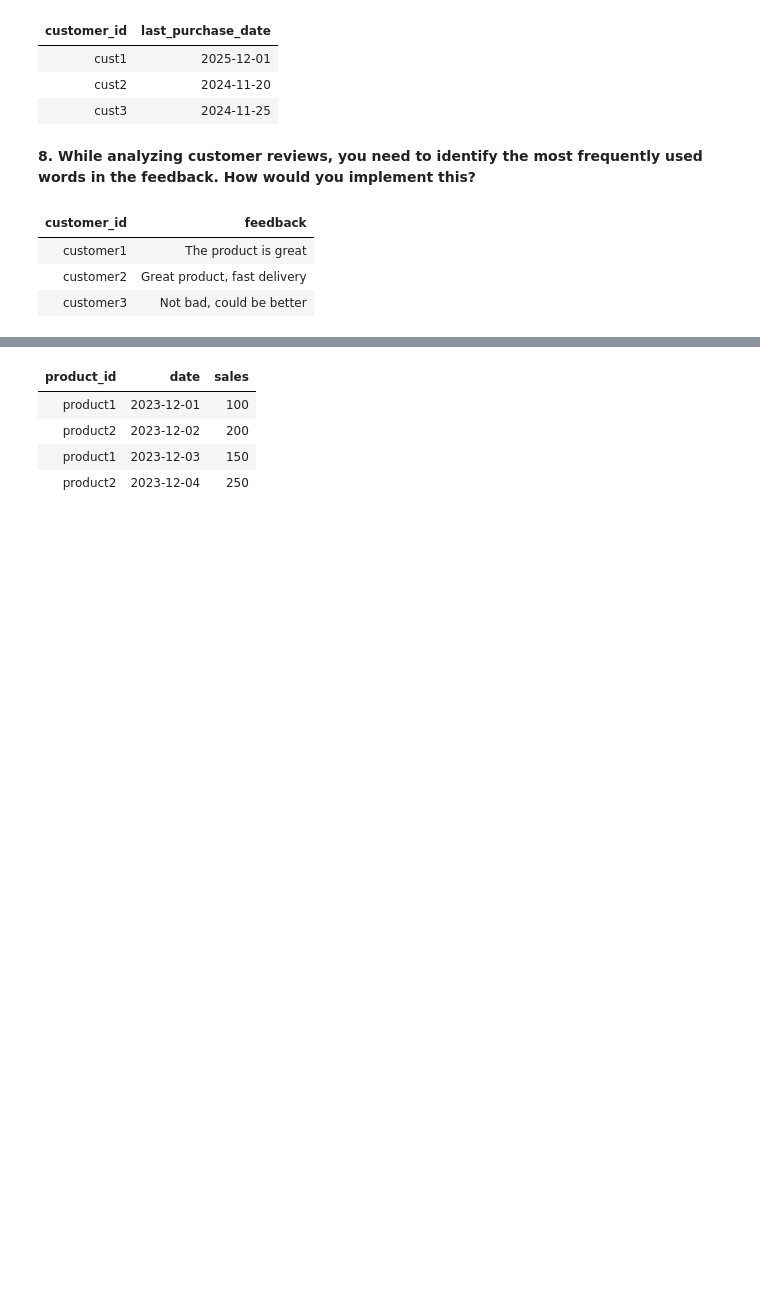
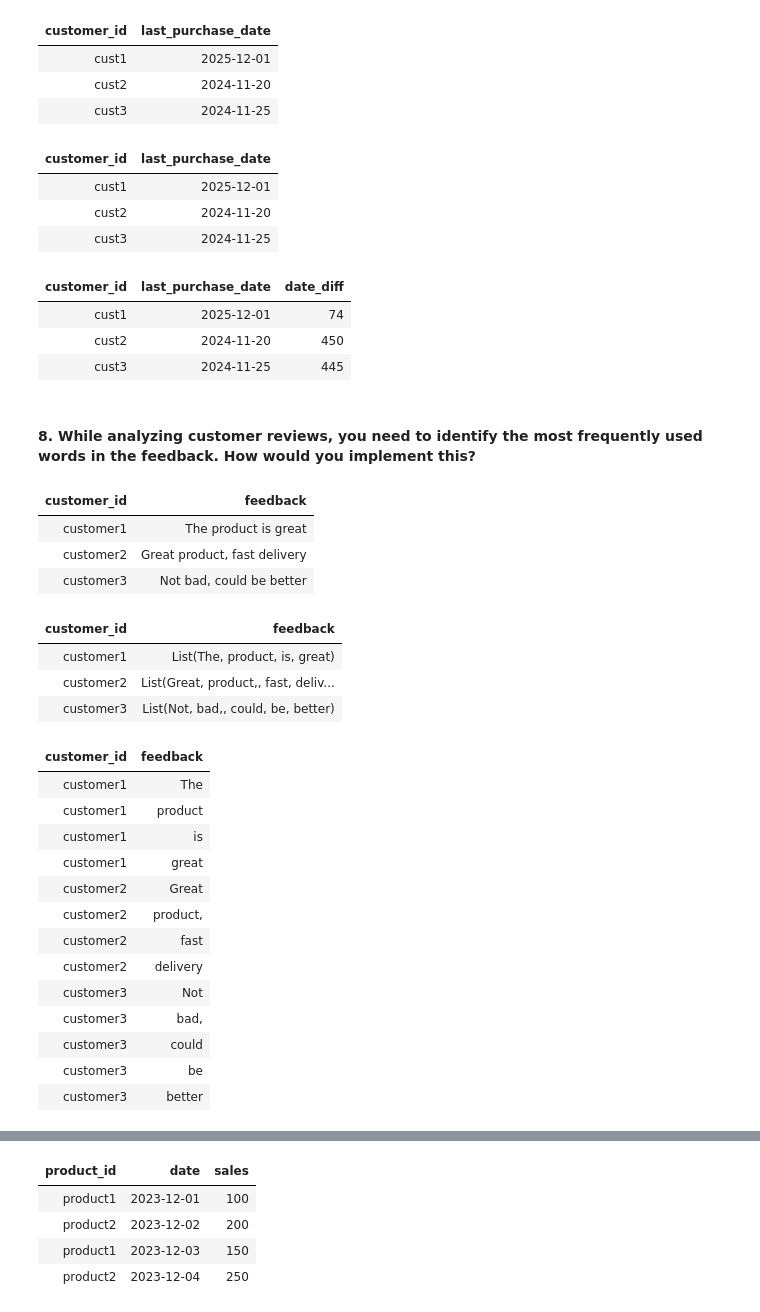
Before and after one commit to Abishek0710/Interview-Questions-Preparation, a Jupyter notebook: Pyspark Interview Qns/PySpark Interview.ipynb, the cells around one changed output, grey strips where cells are left out. Cells and saved outputs as stored; diff of their text form; code cells hidden in the pictures; blank space fills up the shorter version.

```diff
--- a/Pyspark Interview Qns/PySpark Interview.ipynb
+++ b/Pyspark Interview Qns/PySpark Interview.ipynb
@@ -80,8 +202,23 @@ df.display()
 | cust1 | 2025-12-01 |
 | cust2 | 2024-11-20 |
 | cust3 | 2024-11-25 |
+# %%
+df = df.withColumn("last_purchase_date", to_date(col("last_purchase_date"), "yyyy-MM-dd") )
+df.display()
+# %% [output]
+| customer_id | last_purchase_date |
+| cust1 | 2025-12-01 |
+| cust2 | 2024-11-20 |
+| cust3 | 2024-11-25 |
+# %%
+df.withColumn('date_diff', date_diff(current_date(), col('last_purchase_date'))).filter(col('date_diff')>30).display()
+# %% [output]
+| customer_id | last_purchase_date | date_diff |
+| cust1 | 2025-12-01 | 74 |
+| cust2 | 2024-11-20 | 450 |
+| cust3 | 2024-11-25 | 445 |
 # %% [markdown]
-**8. While analyzing customer reviews, you need to identify the most frequently used words in the feedback. How would you implement this?**
+#### **8. While analyzing customer reviews, you need to identify the most frequently used words in the feedback. How would you implement this?**
 # %%
 data = [("customer1", "The product is great"), ("customer2", "Great product, fast delivery"), ("customer3", "Not bad, could be better")]
 columns = ["customer_id", "feedback"]
@@ -94,3 +231,29 @@ df.display()
 | customer1 | The product is great |
 | customer2 | Great product, fast delivery |
 | customer3 | Not bad, could be better |
+# %%
+df = df.withColumn('feedback',split(col('feedback'), ' '))
+df.display()
+# %% [output]
+| customer_id | feedback |
+| customer1 | List(The, product, is, great) |
+| customer2 | List(Great, product,, fast, deliv... |
+| customer3 | List(Not, bad,, could, be, better) |
+# %%
+df = df.withColumn('feedback',explode('feedback'))
+df.display()
+# %% [output]
+| customer_id | feedback |
+| customer1 | The |
+| customer1 | product |
+| customer1 | is |
+| customer1 | great |
+| customer2 | Great |
+| customer2 | product, |
+| customer2 | fast |
+| customer2 | delivery |
+| customer3 | Not |
+| customer3 | bad, |
+| customer3 | could |
+| customer3 | be |
+| customer3 | better |
```
Also changed, not shown: parts of 79 cells of this notebook.
